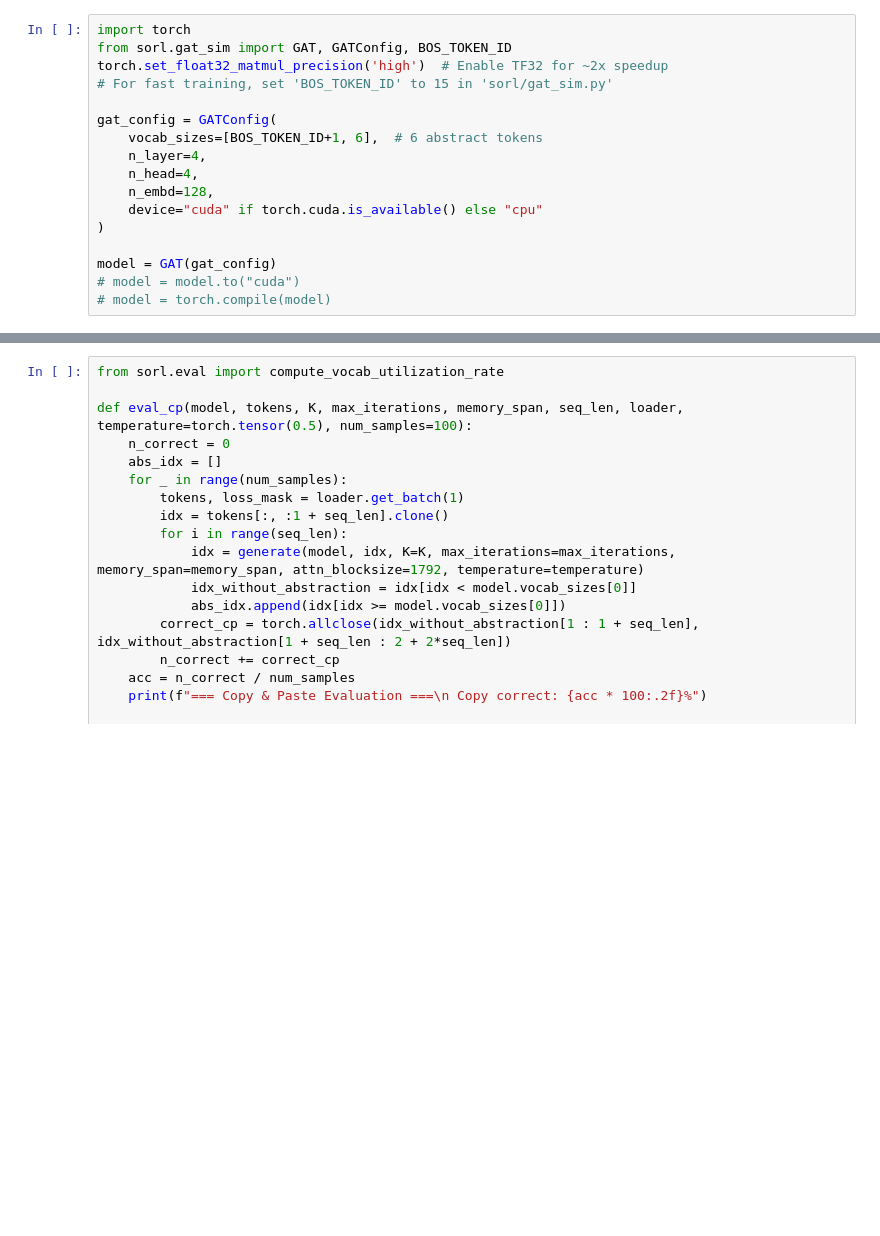
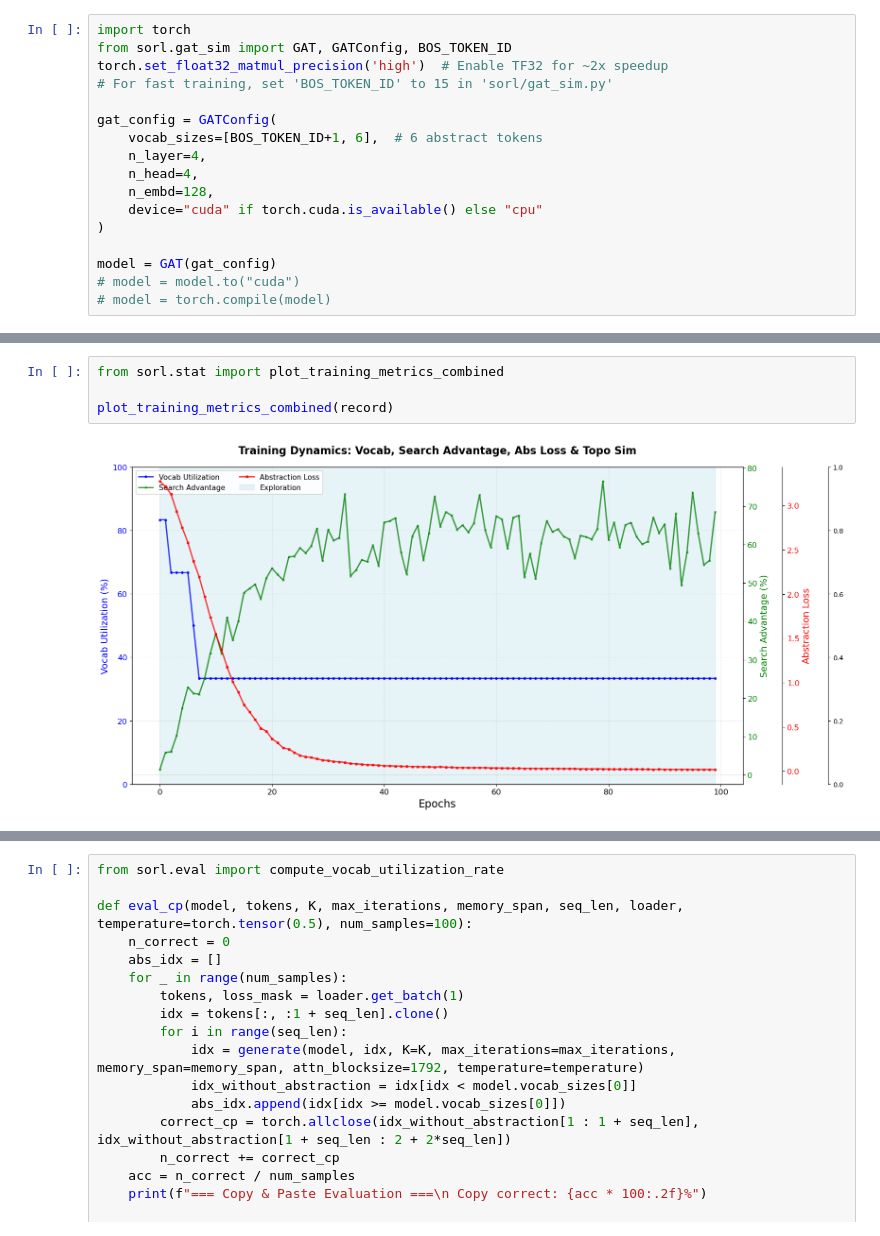
Before and after one commit to fangyuan-ksgk/mod_gpt, a Jupyter notebook: gat.ipynb, the cells around one changed output, grey strips where cells are left out. Saved outputs shown, nothing was run; the diff lists cells and outputs as text; blank space fills up the shorter version.

```diff
--- a/gat.ipynb
+++ b/gat.ipynb
@@ -41,0 +147,6 @@ torch.Size([6, 128])
+# %%
+from sorl.stat import plot_training_metrics_combined
+
+plot_training_metrics_combined(record)
+# %% [output]
+[figure, added]
```
Also changed, not shown: parts of 19 cells of this notebook, 2 other files.
